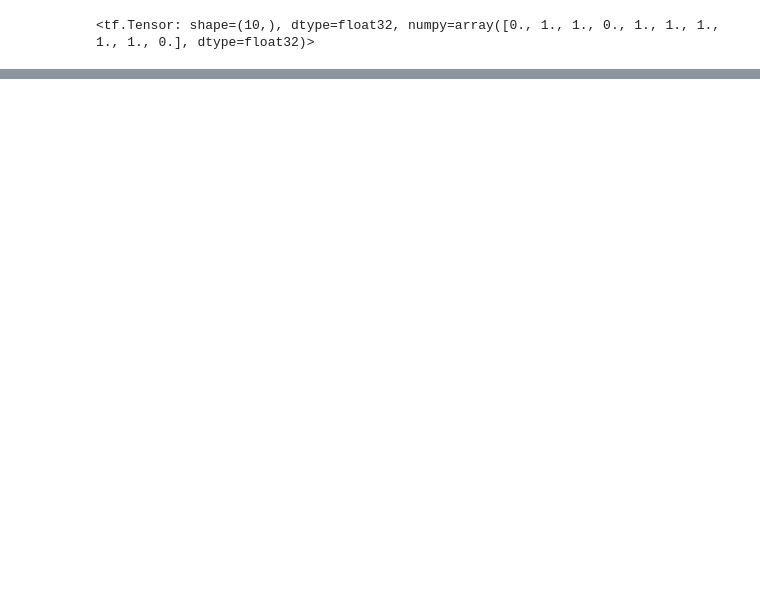
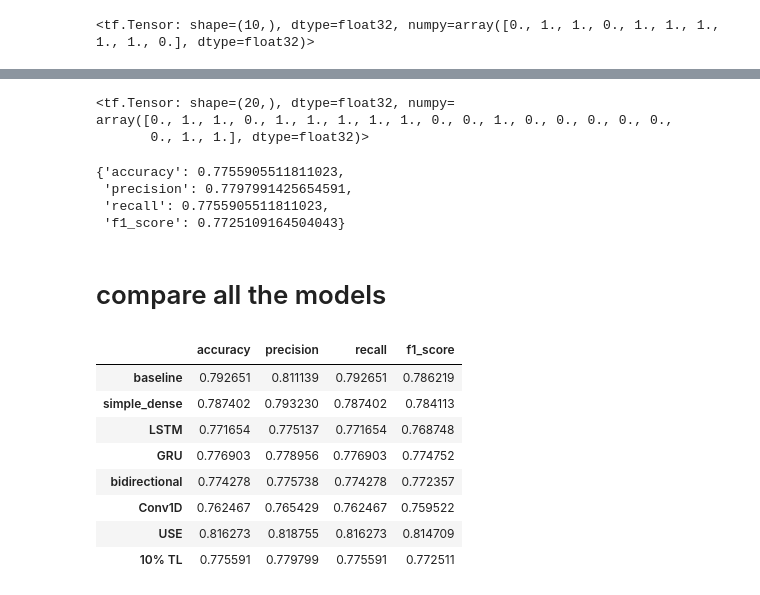
Before and after one commit to Prashanna-Raj-Pandit/NLP, a Jupyter notebook: Introduction_to_NLP.ipynb, the cells around one changed output, grey strips where cells are left out. Drawn from its saved outputs; the diff is of its cells as text; code cells hidden in the pictures; blank space fills up the shorter version.

```diff
--- a/Introduction_to_NLP.ipynb
+++ b/Introduction_to_NLP.ipynb
@@ -1059,0 +1094,7 @@ model_6_results
+# %%
+# Fit the model to 10% of the training data
+model_7_history = model_7.fit(x=train_sentences_10_percent,
+                              y=train_labels_10_percent,
+                              epochs=5,
+                              validation_data=(val_sentences, val_labels),
+                              callbacks=[create_tensorboard_callback(SAVE_DIR, "10_percent_tf_hub_sentence_encoder")])
@@ -1059,0 +1128,41 @@ model_6_results
+# %%
+model_7_preds_probalility=tf.squeeze(tf.round(model_7_preds))
+model_7_preds_probalility[:20]
+# %% [output]
+<tf.Tensor: shape=(20,), dtype=float32, numpy=
+array([0., 1., 1., 0., 1., 1., 1., 1., 1., 0., 0., 1., 0., 0., 0., 0., 0.,
+       0., 1., 1.], dtype=float32)>
+# %%
+model_7_results=calculate_performance_metrics(val_labels,model_7_preds_probalility)
+model_7_results
+# %% [output]
+{'accuracy': 0.7755905511811023,
+ 'precision': 0.7797991425654591,
+ 'recall': 0.7755905511811023,
+ 'f1_score': 0.7725109164504043}
+# %% [markdown]
+# compare all the models
+# %%
+all_models=pd.DataFrame({
+    "baseline":model_0_performance,
+    "simple_dense":model_1_perfornamce,
+    "LSTM":model_2_performance,
+    "GRU":model_3_performance,
+    "bidirectional":model_4_performance,
+    "Conv1D":model_5_performance,
+    "USE":model_6_results,
+    "10% TL":model_7_results
+
+})
+all_models=all_models.transpose()
+all_models
+# %% [output]
+|  | accuracy | precision | recall | f1_score |
+| baseline | 0.792651 | 0.811139 | 0.792651 | 0.786219 |
+| simple_dense | 0.787402 | 0.793230 | 0.787402 | 0.784113 |
+| LSTM | 0.771654 | 0.775137 | 0.771654 | 0.768748 |
+| GRU | 0.776903 | 0.778956 | 0.776903 | 0.774752 |
+| bidirectional | 0.774278 | 0.775738 | 0.774278 | 0.772357 |
+| Conv1D | 0.762467 | 0.765429 | 0.762467 | 0.759522 |
+| USE | 0.816273 | 0.818755 | 0.816273 | 0.814709 |
+| 10% TL | 0.775591 | 0.779799 | 0.775591 | 0.772511 |
```
Also changed, not shown: parts of 53 cells of this notebook.
